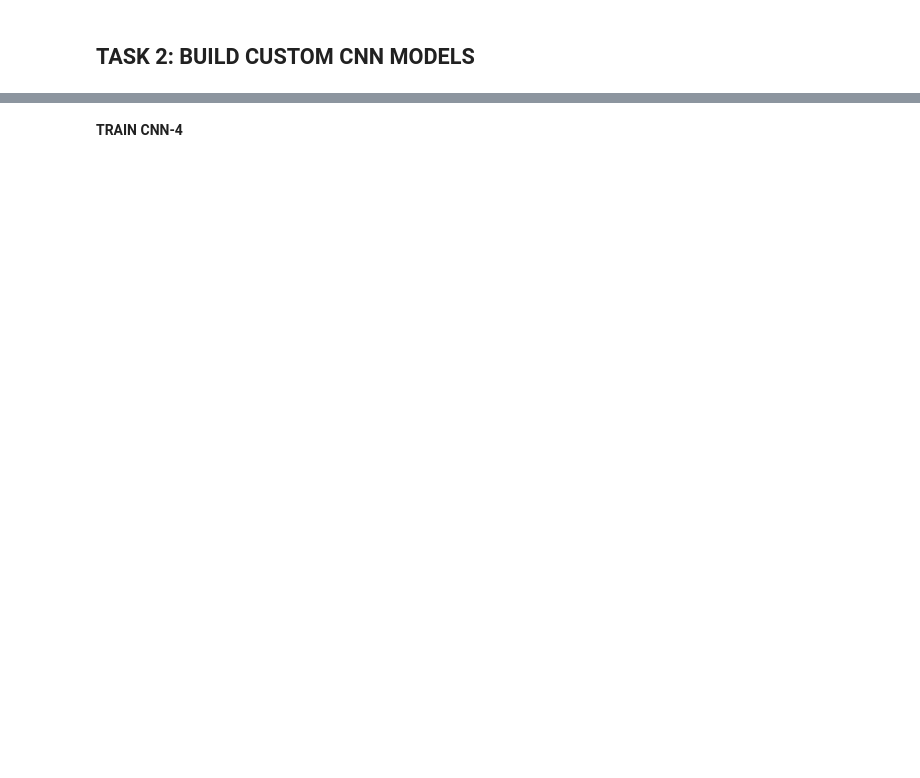
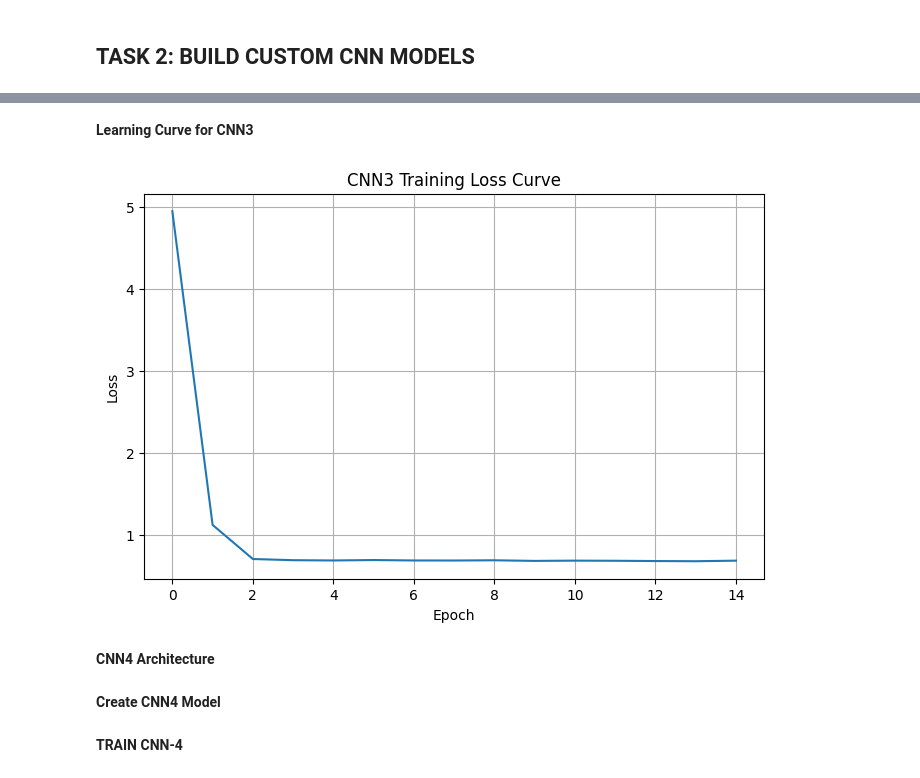
Before and after one commit to Haniakhan702/AneRBC-ANN-and-DL, a Jupyter notebook: AneRBC_ANN_and_DL.ipynb, the cells around one changed output, grey strips where cells are left out. Saved outputs shown, nothing was run; the diff lists cells and outputs as text; code cells hidden in the pictures; blank space fills up the shorter version.

```diff
--- a/AneRBC_ANN_and_DL.ipynb
+++ b/AneRBC_ANN_and_DL.ipynb
@@ -686,0 +487,4 @@ evaluate_model(
+# %%
+cnn3 = CNN3().to(device)
+
+print(cnn3)
@@ -686,0 +511,7 @@ evaluate_model(
+# %%
+criterion = nn.CrossEntropyLoss()
+
+optimizer = optim.Adam(
+    cnn3.parameters(),
+    lr=0.001
+)
@@ -686,0 +707,20 @@ evaluate_model(
+# %% [markdown]
+**Learning Curve for CNN3**
+# %%
+plt.figure(figsize=(8,5))
+
+plt.plot(cnn3_losses)
+
+plt.title("CNN3 Training Loss Curve")
+plt.xlabel("Epoch")
+plt.ylabel("Loss")
+
+plt.grid(True)
+
+plt.savefig("CNN3_Learning_Curve.png")
+
+plt.show()
+# %% [output]
+[figure, added]
+# %% [markdown]
+**CNN4 Architecture**
@@ -686,0 +782,2 @@ evaluate_model(
+# %% [markdown]
+**Create CNN4 Model**
```
Also changed, not shown: parts of 77 cells of this notebook.
